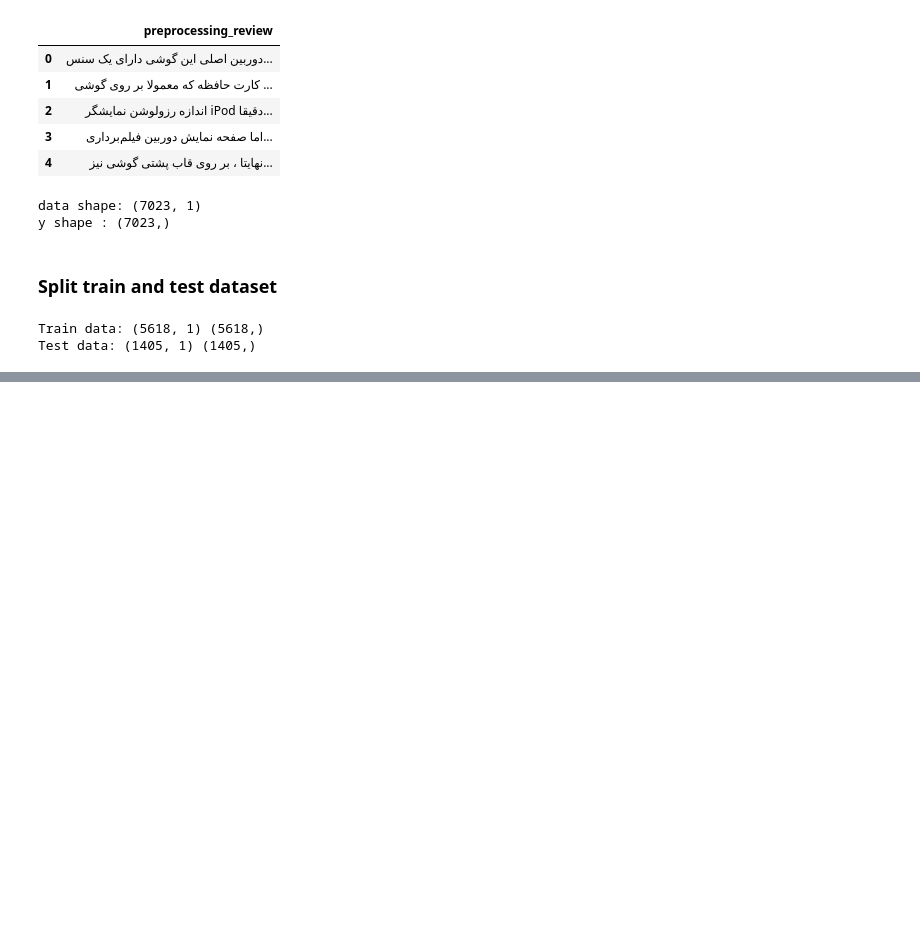
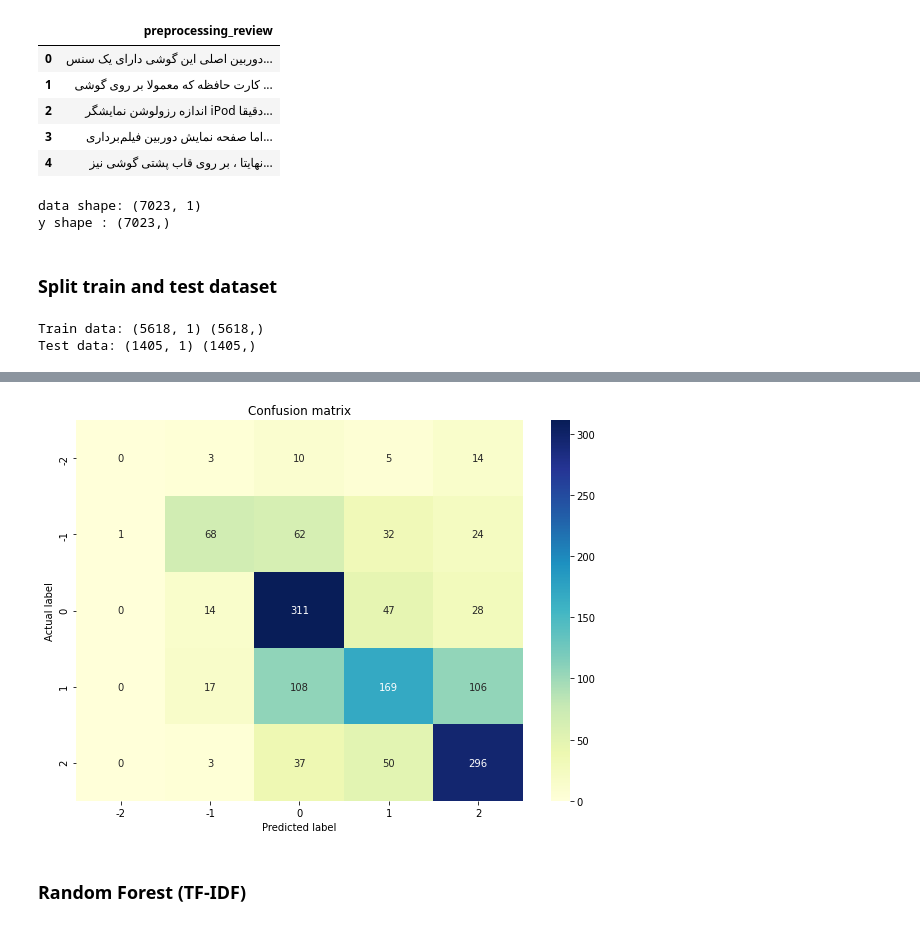
Before and after one commit to ZahraDehghani99/AI-Internship, a Jupyter notebook: Phase04-NLP-with-ML/Sentiment_Analysis_Product_Review.ipynb, the cells around one changed output, grey strips where cells are left out. Saved outputs shown, nothing was run; the diff lists cells and outputs as text; code cells hidden in the pictures; blank space fills up the shorter version.

```diff
--- a/Phase04-NLP-with-ML/Sentiment_Analysis_Product_Review.ipynb
+++ b/Phase04-NLP-with-ML/Sentiment_Analysis_Product_Review.ipynb
@@ -379,0 +492,12 @@ Test data: (1405, 1) (1405,)
+# %%
+from sklearn.ensemble import RandomForestClassifier
+from sklearn.model_selection import GridSearchCV
+
+n_estimators = [10, 100, 1000]
+max_features = ['sqrt', 'log2']
+criterion = ['gini', 'entropy']
+
+parameters = dict(n_estimators=n_estimators, max_features=max_features, criterion=criterion)
+
+grid_rf_bow = GridSearchCV(RandomForestClassifier(), parameters)
+grid_rf_bow.fit(X_train_bow, y_train)
@@ -379,0 +538,3 @@ Test data: (1405, 1) (1405,)
+# %%
+predicted_rf_bow = grid_rf_bow.predict(X_test_bow)
+print(f'Random Forest Accuracy (BoW) : {metrics.accuracy_score(y_test, predicted_rf_bow)}')
@@ -379,0 +557,6 @@ Test data: (1405, 1) (1405,)
+# %%
+confusion_matrix(y_test, predicted_rf_bow)
+# %% [output]
+[figure, added]
+# %% [markdown]
+### Random Forest (TF-IDF)
```
Also changed, not shown: parts of 28 cells of this notebook.
